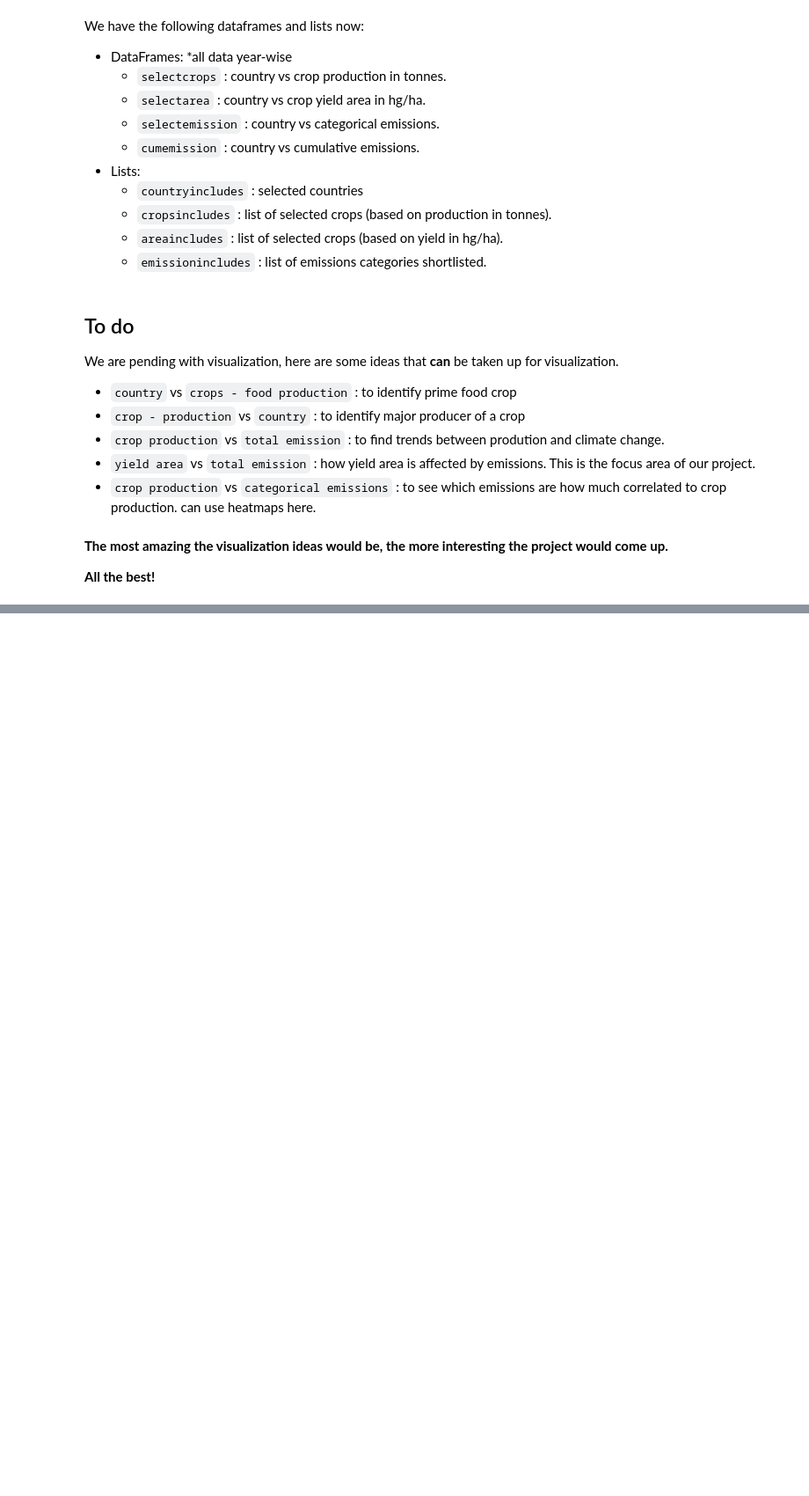
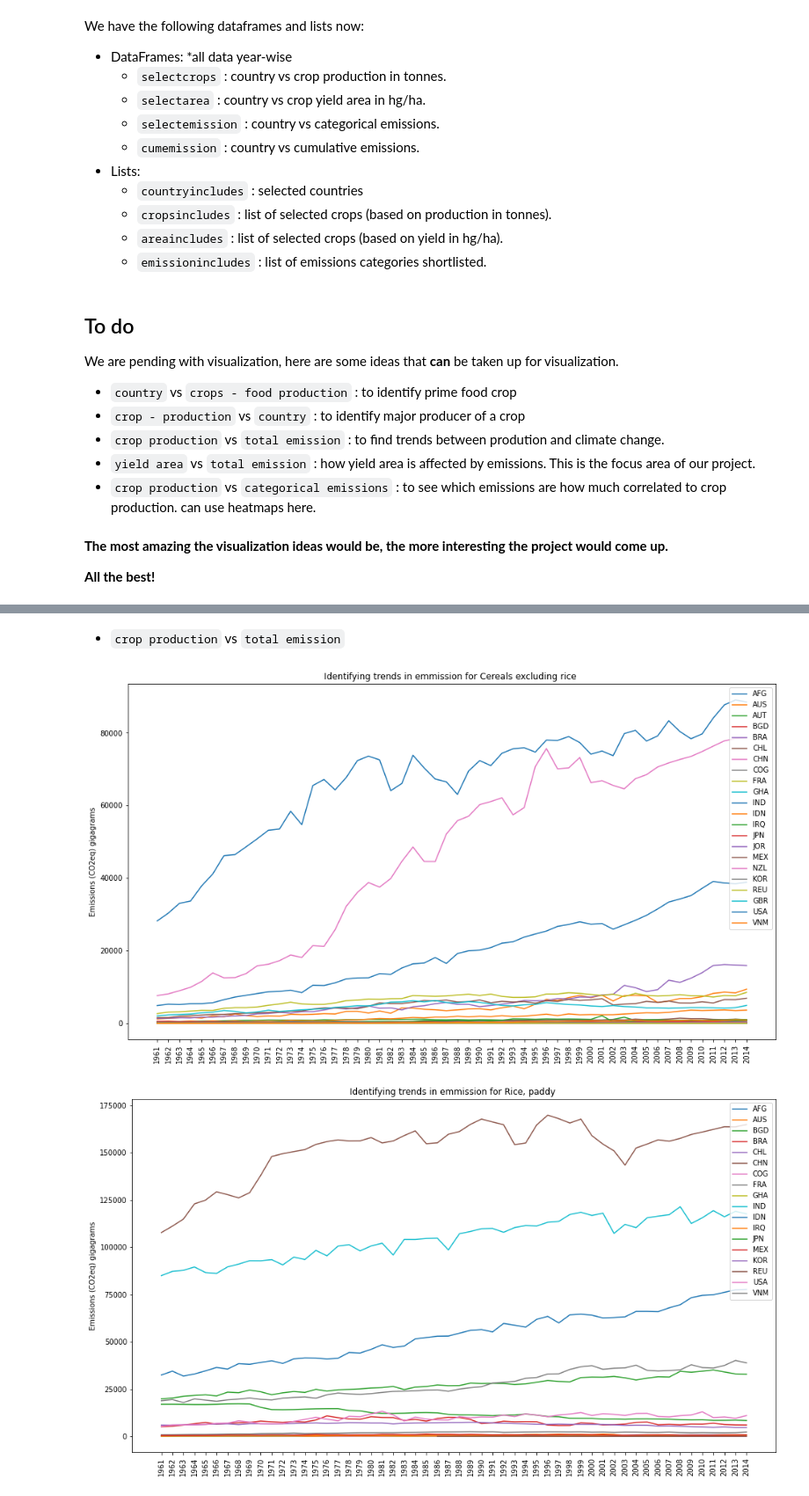
Before and after one commit to ayushanand18/climate-change-vs-agri, a Jupyter notebook: climate_change_visualize.ipynb, the cells around one changed output, grey strips where cells are left out. Shown at 88% size. Saved outputs shown, nothing was run; the diff lists cells and outputs as text; code cells hidden in the pictures; blank space fills up the shorter version.

```diff
--- a/climate_change_visualize.ipynb
+++ b/climate_change_visualize.ipynb
@@ -370,0 +465,27 @@ We are pending with visualization, here are some ideas that **can** be taken up
+# %% [markdown]
++ `crop production` vs `total emission`
+# %%
+def plotemissioncrop(crop):
+    plt.rcParams["figure.figsize"] = [16,9]
+    df = selectemission.loc[selectemission['typeName'] == crop]
+  #plotting a line graph for each country
+    for code in df['code3']:
+        country_df = df[df['code3'] == code]
+        x = country_df.columns[2:]
+        y = country_df[x].values.flatten().tolist()
+        plt.plot(x, y, label=code)
+
+  #plt = plt.figure(figsize = (10, 5))
+    plt.legend(loc="upper right")
+    crop = crop.replace('Emissions (CO2eq) gigagrams','')
+    plt.ylabel("Emissions (CO2eq) gigagrams")
+    plt.title("Identifying trends in emmission from {}".format(crop))
+    plt.xticks(rotation=90)
+    plt.show()
+
+crops_list = selectemission['typeName'].unique()
+for crops in crops_list:
+    plotemissioncrop(crops)
+# %% [output]
+[figure, added]
+[figure, added]
```
Also changed, not shown: parts of 20 cells of this notebook.
